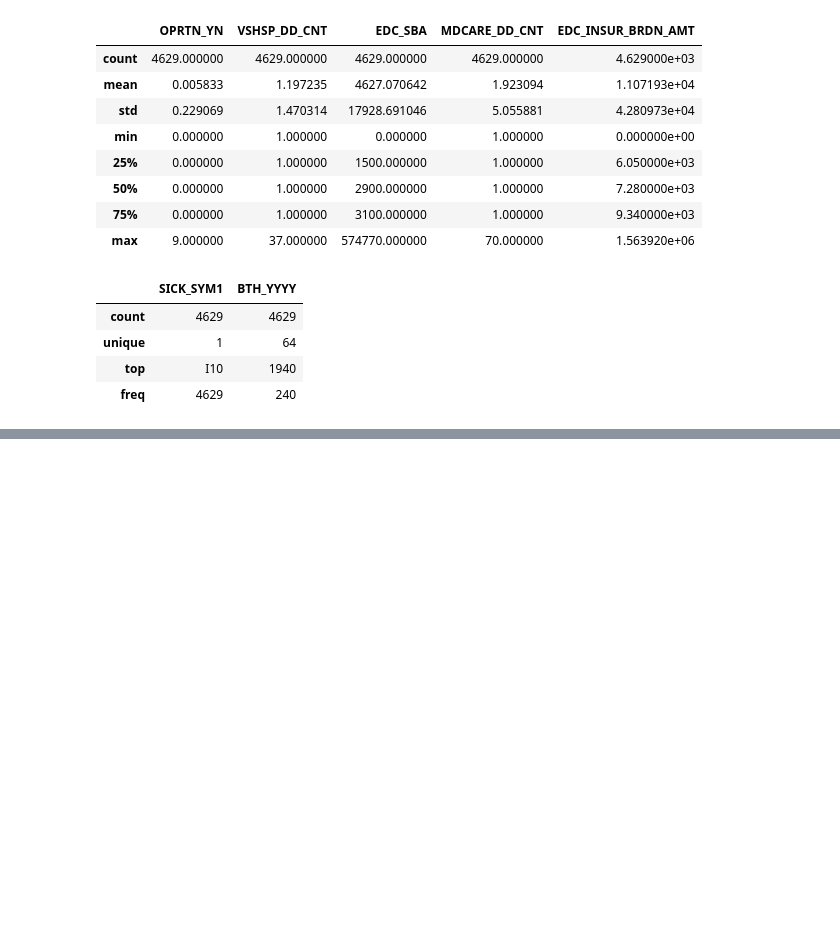
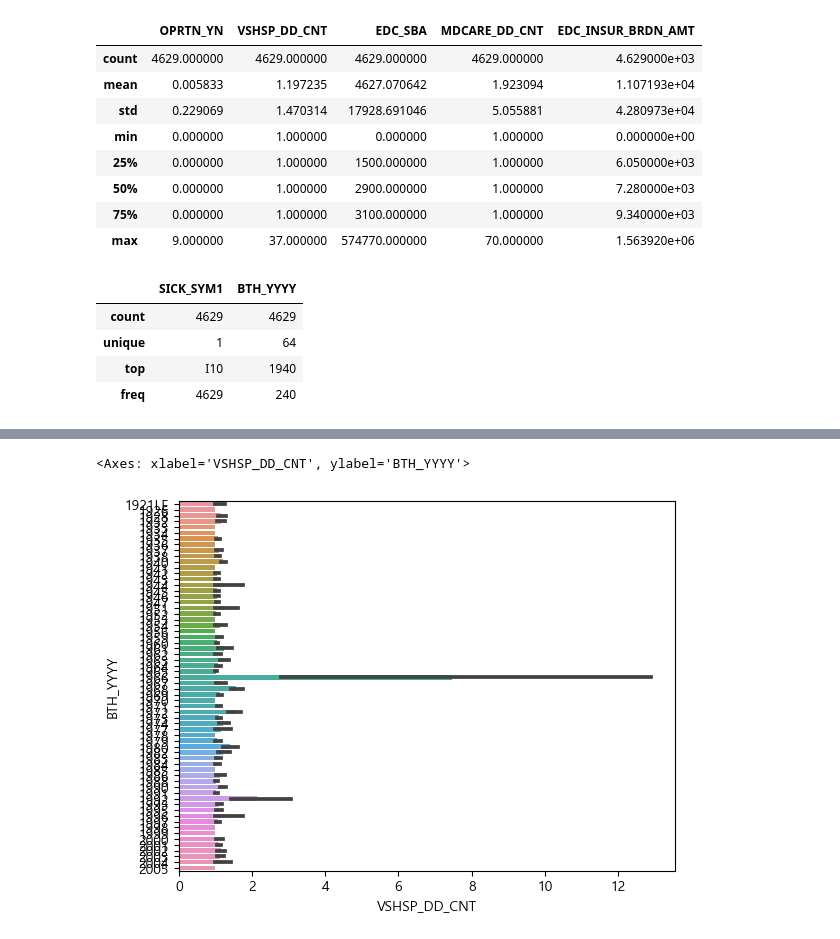
Before and after one commit to BongWonHee/toy_data_analysis, a Jupyter notebook: NHIS_EDA.ipynb, the cells around one changed output, grey strips where cells are left out. Cells and saved outputs as stored; diff of their text form; code cells hidden in the pictures; blank space fills up the shorter version.

```diff
--- a/NHIS_EDA.ipynb
+++ b/NHIS_EDA.ipynb
@@ -100,0 +106,5 @@ NameError: name 'df_ROS' is not defined
+# %%
+sns.barplot(data=df_NHIS,x='VSHSP_DD_CNT', y='BTH_YYYY')
+# %% [output]
+<Axes: xlabel='VSHSP_DD_CNT', ylabel='BTH_YYYY'>
+[figure, added]
```
Also changed, not shown: parts of 11 cells of this notebook, 2 other files.
